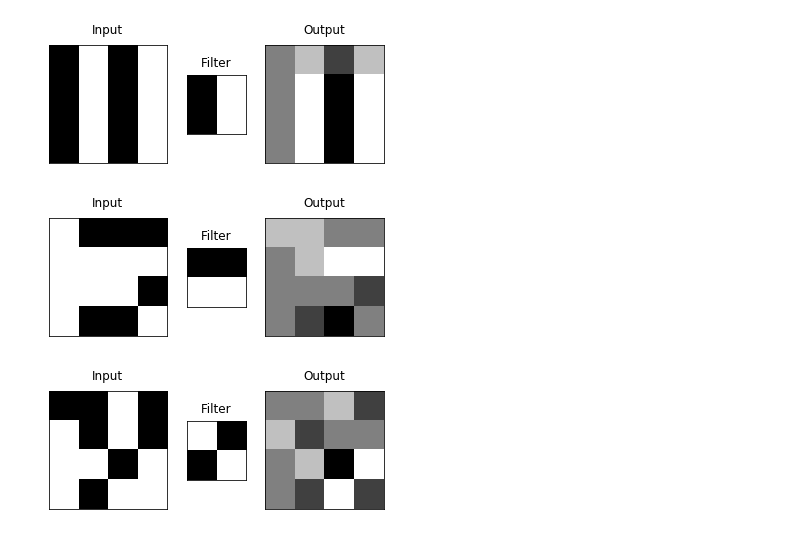
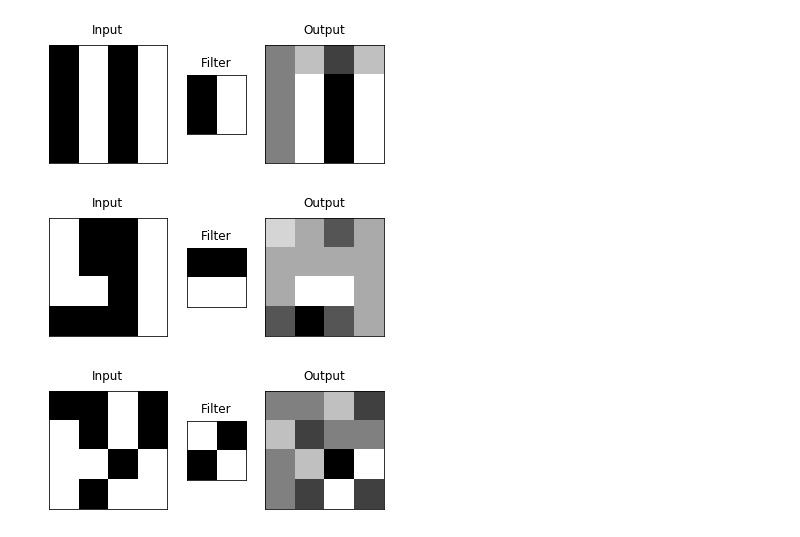
Before and after one commit to akim330/interpretability-project, a Jupyter notebook: simple_convs.ipynb, the cells around one changed output. Drawn from its saved outputs; the diff is of its cells as text; code cells hidden in the pictures.

```diff
--- a/simple_convs.ipynb
+++ b/simple_convs.ipynb
@@ -10,3 +10,6 @@ import tensorflow as tf
 
 w = 1
 b = -1
+# %%
+output = np.array([[1,2,3,4],[4,1,4,1],[2,3,1,3],[4,4,4,4]])
+print((output == 4).astype(int))
@@ -13,5 +21,5 @@ b = -1
 # %%
-def visualize_conv(input, filter, padding=False, full_wb_range=True):
+def visualize_conv(input, filter, padding=False, full_wb_range=True, threshold=False):
     if padding:
         mode = 'same'
     else:
@@ -20,6 +28,9 @@ def visualize_conv(input, filter, padding=False, full_wb_range=True):
     output = correlate(input, filter, mode=mode)
     ratio = input.shape[0] / filter.shape[0]
     max_value = np.sum(abs(filter)) * w
+
+    if threshold:
+        output = (output == max_value).astype(int)
 
     fig, axs = plt.subplots(1, 3, gridspec_kw = dict(width_ratios = [ratio,1,ratio]))
     axs[0].matshow(input, cmap=plt.cm.gray)
@@ -116,9 +239,9 @@ output = visualize_conv(v_stripes, v_edge_22, padding=True, full_wb_range=True)
 # %% [output]
 [figure]
 # %%
-output = visualize_conv(get_rand_input(), h_edge_22, padding=True, full_wb_range=True)
+output = visualize_conv(get_edged_input(), h_edge_22, padding=True, full_wb_range=True)
 # %% [output]
-[figure, old version]
+[figure, new version]
 # %%
 output = visualize_conv(get_rand_input(), diag_22, padding=True, full_wb_range=True)
 # %% [output]
```
Also changed, not shown: parts of 17 cells of this notebook.
